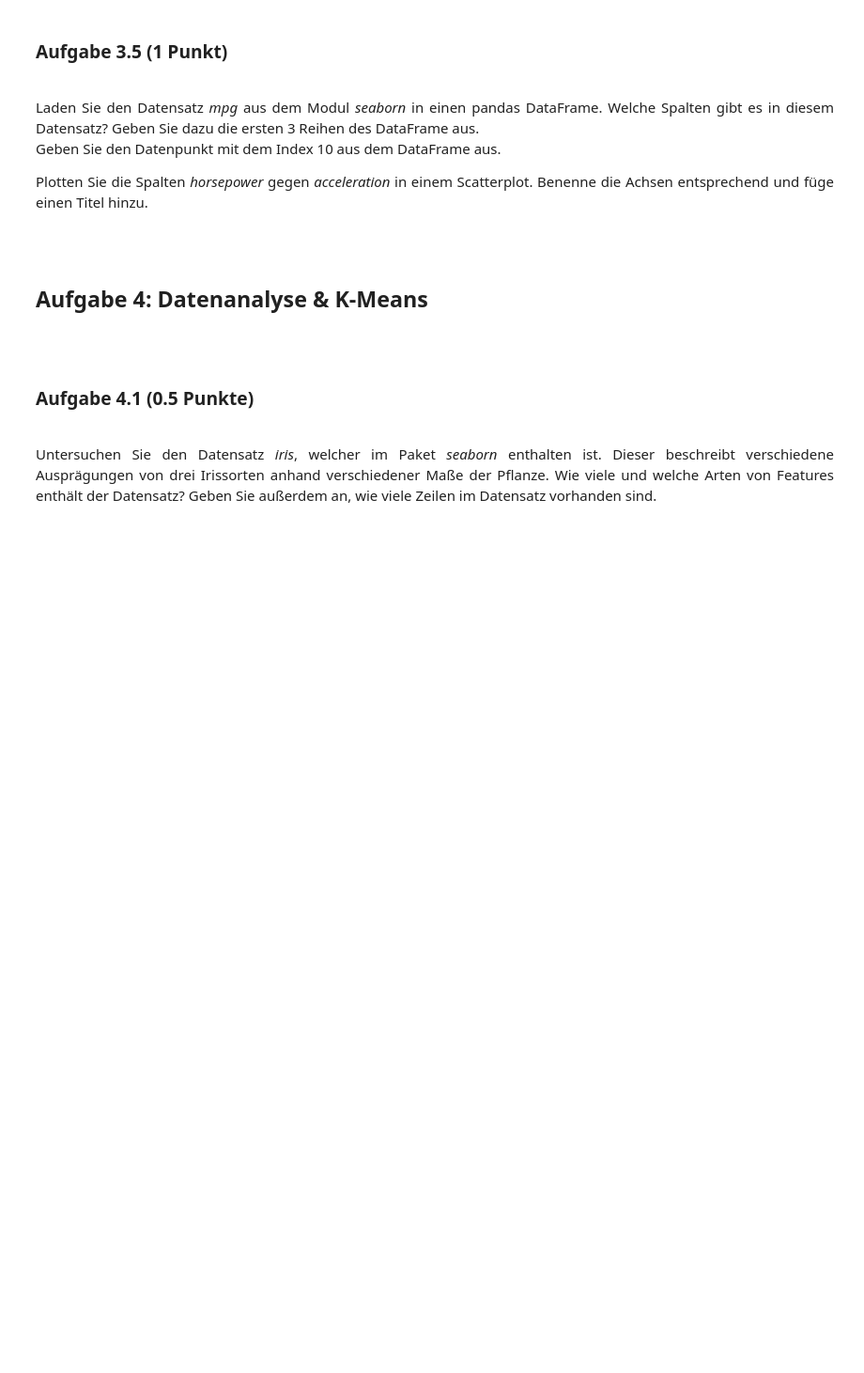
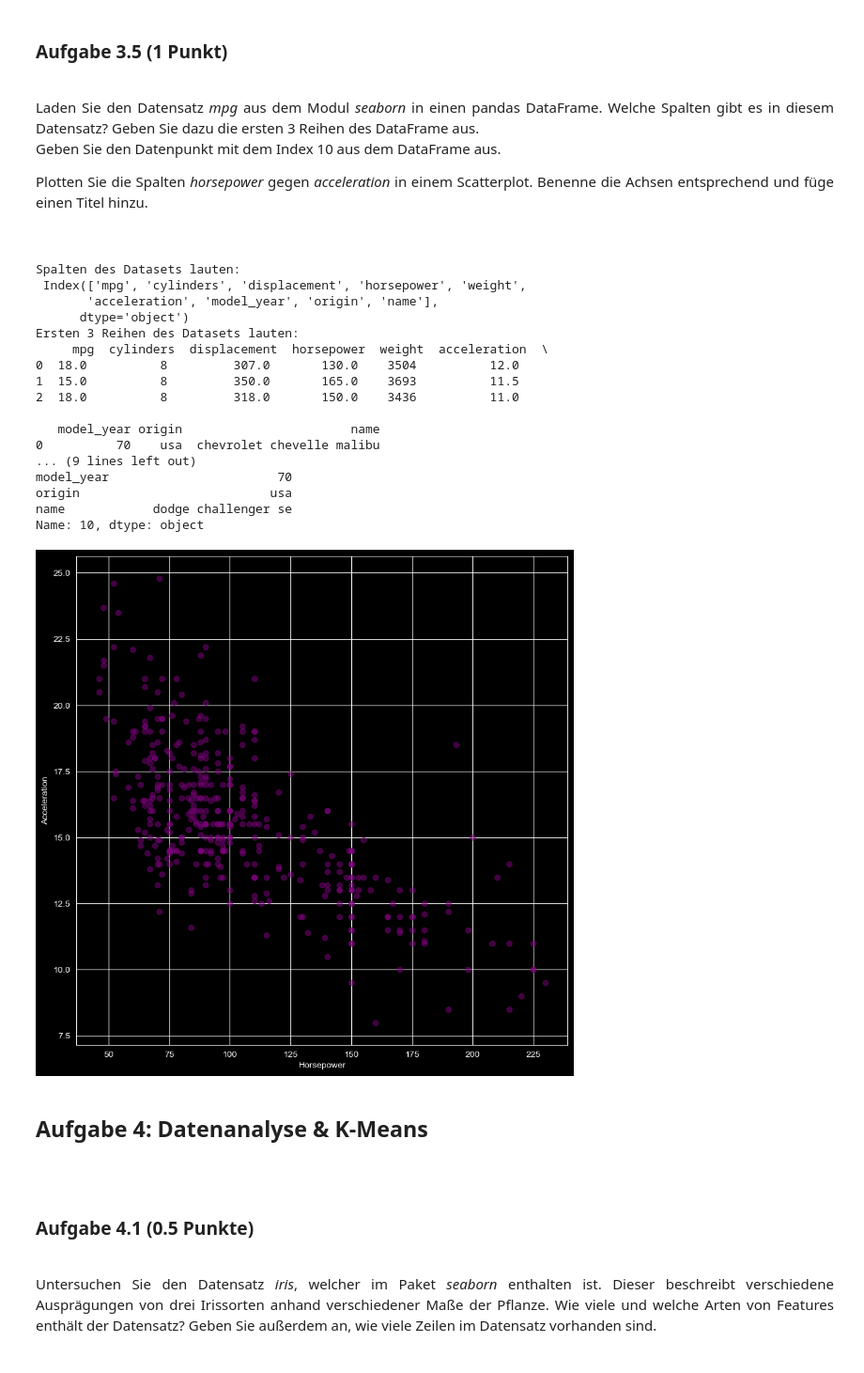
Before and after one commit to Merithril/Code-review-09-, a Jupyter notebook: Übungsblatt_EPR_9.ipynb, the cells around one changed output. Shown at 94% size. Cells and saved outputs as stored; diff of their text form; code cells hidden in the pictures; blank space fills up the shorter version.

```diff
--- a/Übungsblatt_EPR_9.ipynb
+++ b/Übungsblatt_EPR_9.ipynb
@@ -120,6 +157,36 @@ Plotten Sie die Spalten <em>horsepower</em> gegen <em>acceleration</em> in einem
 <br>
 # %%
 # Code zu Aufgabe 3.5:
+df = sns.load_dataset("mpg")
+
+print(f"Spalten des Datasets lauten:\n {df.columns}")
+print(f"Ersten 3 Reihen des Datasets lauten:\n {df.head(3)}")
+print(f"Eintrag mit Index 10: \n {df.iloc[10]}")
+
+plt.figure(figsize=(10, 10))
+plt.scatter(df["horsepower"], df["acceleration"], color="purple", alpha = 0.5)
+plt.xlabel('Horsepower')
+plt.ylabel('Acceleration')
+plt.show()
+# %% [output]
+Spalten des Datasets lauten:
+ Index(['mpg', 'cylinders', 'displacement', 'horsepower', 'weight',
+       'acceleration', 'model_year', 'origin', 'name'],
+      dtype='object')
+Ersten 3 Reihen des Datasets lauten:
+     mpg  cylinders  displacement  horsepower  weight  acceleration  \
+0  18.0          8         307.0       130.0    3504          12.0
+1  15.0          8         350.0       165.0    3693          11.5
+2  18.0          8         318.0       150.0    3436          11.0
+
+   model_year origin                       name
+0          70    usa  chevrolet chevelle malibu
+... (9 lines left out)
+model_year                       70
+origin                          usa
+name            dodge challenger se
+Name: 10, dtype: object
+[figure, added]
 # %% [markdown]
 ## Aufgabe 4: Datenanalyse & K-Means
 <br>
```
Also changed, not shown: parts of 7 cells of this notebook.
